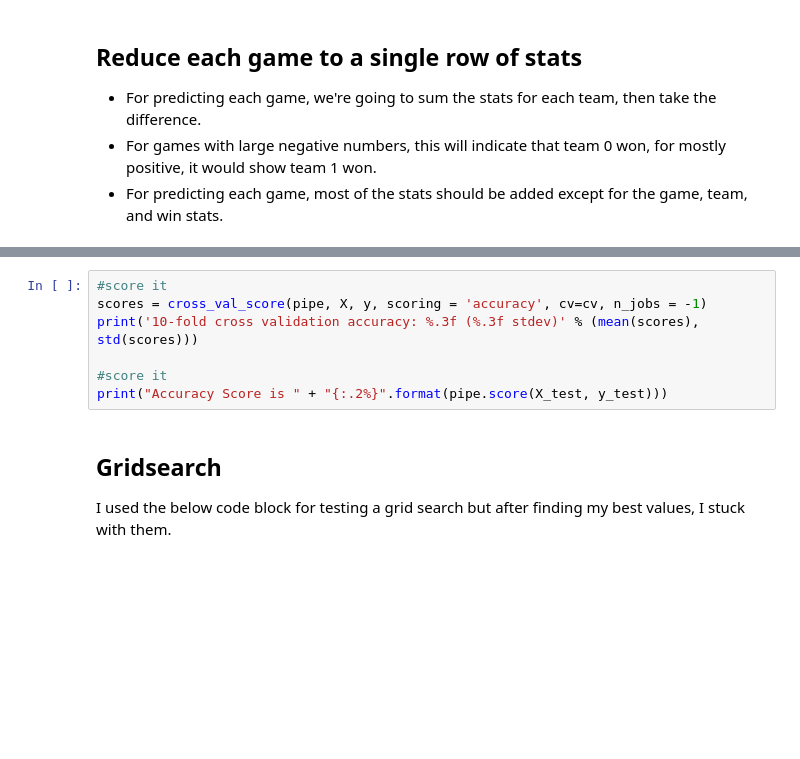
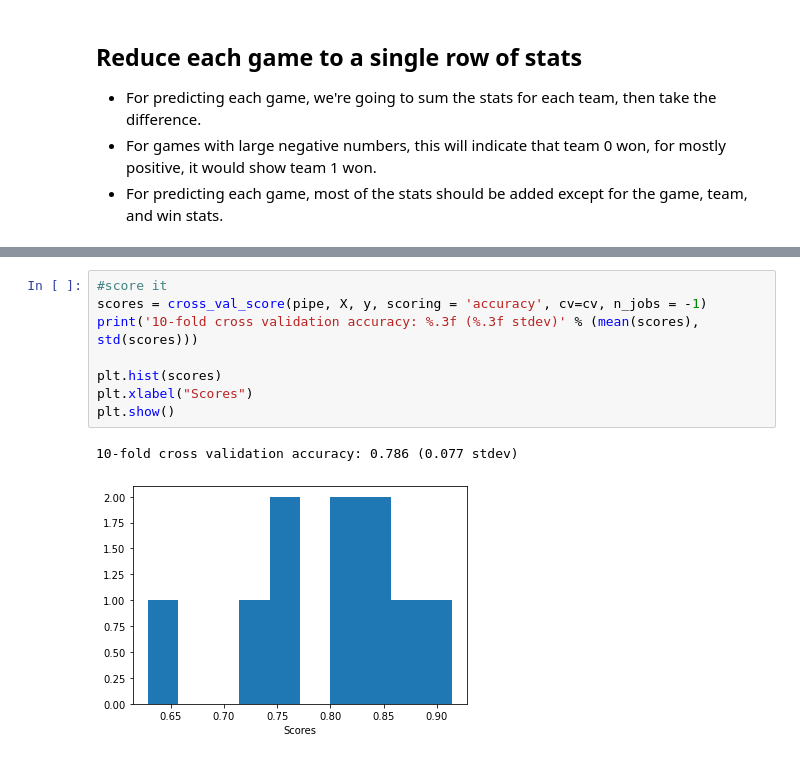
Before and after one commit to robertpiazza/robertpiazza.github.io, a Jupyter notebook: _jupyter/2021-02-08-Team Gaming Rankings.ipynb, the cells around one changed output, grey strips where cells are left out. Drawn from its saved outputs; the diff is of its cells as text; blank space fills up the shorter version.

```diff
--- a/_jupyter/2021-02-08-Team Gaming Rankings.ipynb
+++ b/_jupyter/2021-02-08-Team Gaming Rankings.ipynb
@@ -319,10 +452,11 @@ pipe.fit(X, y)
 # %%
 #score it
 scores = cross_val_score(pipe, X, y, scoring = 'accuracy', cv=cv, n_jobs = -1)
 print('10-fold cross validation accuracy: %.3f (%.3f stdev)' % (mean(scores), std(scores)))
 
-#score it
-print("Accuracy Score is " + "{:.2%}".format(pipe.score(X_test, y_test)))
+plt.hist(scores)
+plt.xlabel("Scores")
+plt.show()
+# %% [output]
+10-fold cross validation accuracy: 0.786 (0.077 stdev)
+[figure, added]
-# %% [markdown]
-## Gridsearch
-I used the below code block for testing a grid search but after finding my best values, I stuck with them.
```
Also changed, not shown: parts of 35 cells of this notebook, 2 other files.
